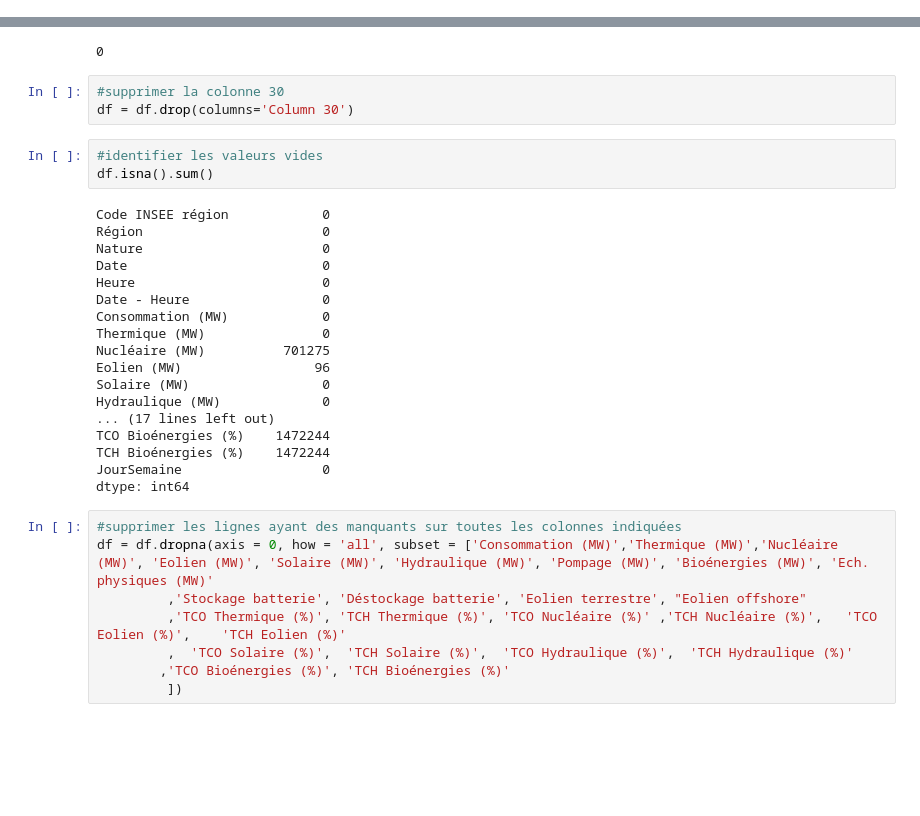
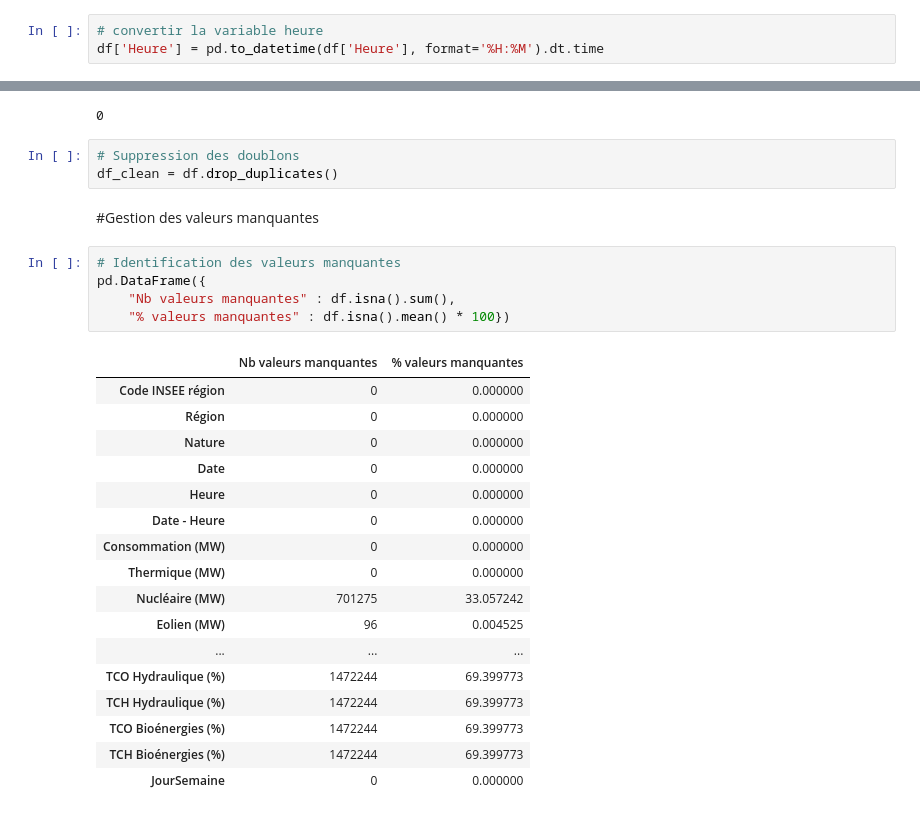
Before and after one commit to LaurieBe/Datascientest_Energie, a Jupyter notebook: Nettoyage.ipynb, the cells around one changed output, grey strips where cells are left out. Saved outputs shown, nothing was run; the diff lists cells and outputs as text; blank space fills up the shorter version.

```diff
--- a/Nettoyage.ipynb
+++ b/Nettoyage.ipynb
@@ -54,0 +64,3 @@ dtype: object
+# %%
+# convertir la variable heure
+df['Heure'] = pd.to_datetime(df['Heure'], format='%H:%M').dt.time
@@ -57,35 +74,31 @@ dtype: object
 df.duplicated().sum()
 # %% [output]
 0
-# %%
-#supprimer la colonne 30
-df = df.drop(columns='Column 30')
-# %%
-#identifier les valeurs vides
-df.isna().sum()
-# %% [output]
-Code INSEE région            0
-Région                       0
-Nature                       0
-Date                         0
-Heure                        0
-Date - Heure                 0
-Consommation (MW)            0
-Thermique (MW)               0
-Nucléaire (MW)          701275
-Eolien (MW)                 96
-Solaire (MW)                 0
-Hydraulique (MW)             0
-... (17 lines left out)
-TCO Bioénergies (%)    1472244
-TCH Bioénergies (%)    1472244
-JourSemaine                  0
-dtype: int64
-# %%
-#supprimer les lignes ayant des manquants sur toutes les colonnes indiquées
-df = df.dropna(axis = 0, how = 'all', subset = ['Consommation (MW)','Thermique (MW)','Nucléaire (MW)', 'Eolien (MW)', 'Solaire (MW)', 'Hydraulique (MW)', 'Pompage (MW)', 'Bioénergies (MW)', 'Ech. physiques (MW)'
-         ,'Stockage batterie', 'Déstockage batterie', 'Eolien terrestre', "Eolien offshore"
-         ,'TCO Thermique (%)', 'TCH Thermique (%)', 'TCO Nucléaire (%)' ,'TCH Nucléaire (%)',	'TCO Eolien (%)',	'TCH Eolien (%)'
-         ,	'TCO Solaire (%)',	'TCH Solaire (%)',	'TCO Hydraulique (%)',	'TCH Hydraulique (%)'
-        ,'TCO Bioénergies (%)',	'TCH Bioénergies (%)'
-         ])
+# %%
+# Suppression des doublons
+df_clean = df.drop_duplicates()
+# %% [markdown]
+#Gestion des valeurs manquantes
+# %%
+# Identification des valeurs manquantes
+pd.DataFrame({
+    "Nb valeurs manquantes" : df.isna().sum(),
+    "% valeurs manquantes" : df.isna().mean() * 100})
+# %% [output]
+|  | Nb valeurs manquantes | % valeurs manquantes |
+| Code INSEE région | 0 | 0.000000 |
+| Région | 0 | 0.000000 |
+| Nature | 0 | 0.000000 |
+| Date | 0 | 0.000000 |
+| Heure | 0 | 0.000000 |
+| Date - Heure | 0 | 0.000000 |
+| Consommation (MW) | 0 | 0.000000 |
+| Thermique (MW) | 0 | 0.000000 |
+| Nucléaire (MW) | 701275 | 33.057242 |
+| Eolien (MW) | 96 | 0.004525 |
+| ... | ... | ... |
+| TCO Hydraulique (%) | 1472244 | 69.399773 |
+| TCH Hydraulique (%) | 1472244 | 69.399773 |
+| TCO Bioénergies (%) | 1472244 | 69.399773 |
+| TCH Bioénergies (%) | 1472244 | 69.399773 |
+| JourSemaine | 0 | 0.000000 |
```
Also changed, not shown: parts of 34 cells of this notebook.
